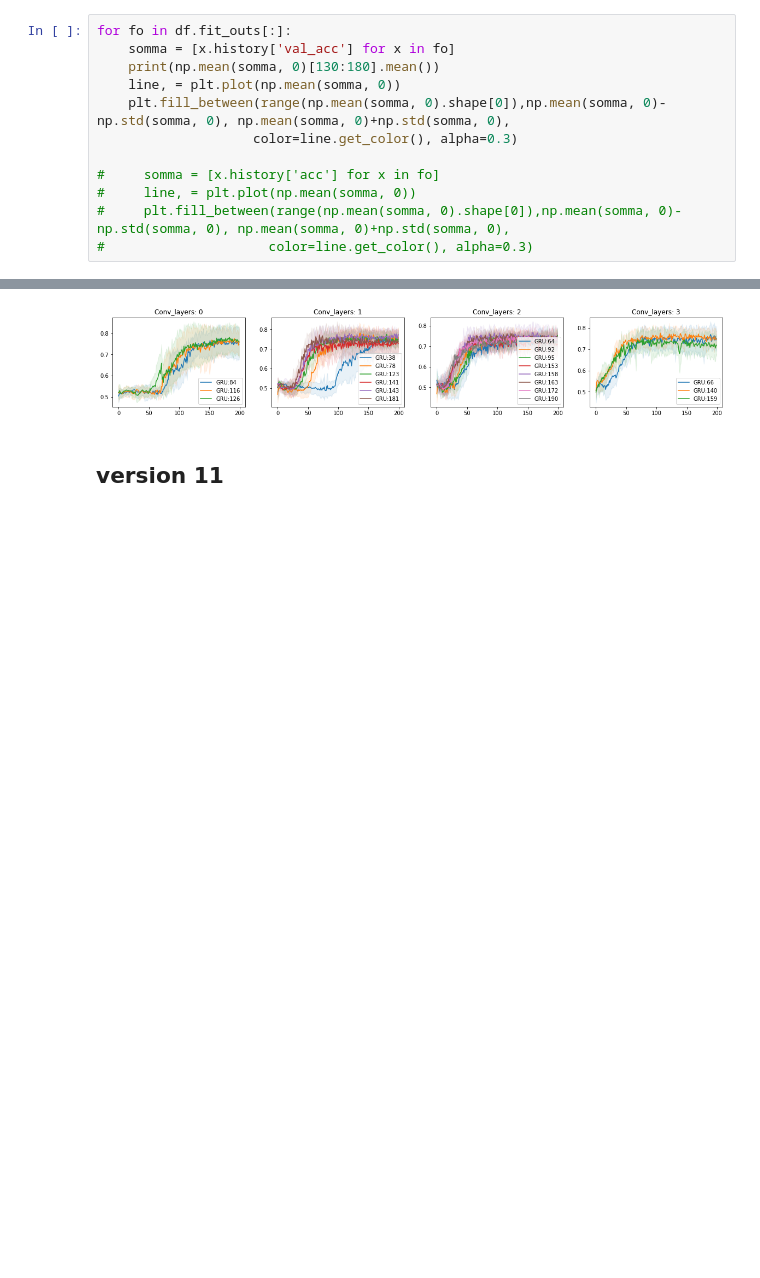
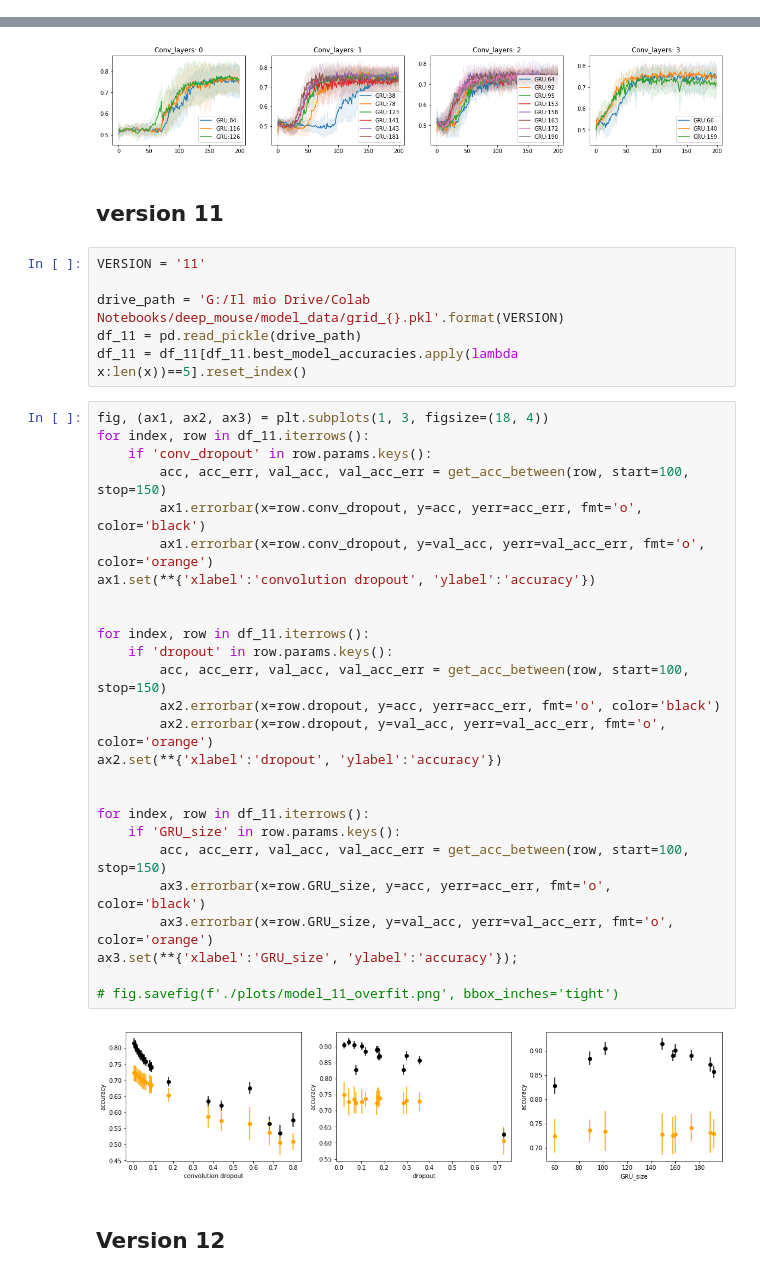
Before and after one commit to AndreaAmico/DeepMouse, a Jupyter notebook: live_history.ipynb, the cells around one changed output, grey strips where cells are left out. Saved outputs shown, nothing was run; the diff lists cells and outputs as text; blank space fills up the shorter version.

Commit message:
added model 11, updated documentation

```diff
--- a/live_history.ipynb
+++ b/live_history.ipynb
@@ -104,12 +113,0 @@ plt.plot(np.mean(somma, 0))
-# %%
-for fo in df.fit_outs[:]:
-    somma = [x.history['val_acc'] for x in fo]
-    print(np.mean(somma, 0)[130:180].mean())
-    line, = plt.plot(np.mean(somma, 0))
-    plt.fill_between(range(np.mean(somma, 0).shape[0]),np.mean(somma, 0)-np.std(somma, 0), np.mean(somma, 0)+np.std(somma, 0),
-                    color=line.get_color(), alpha=0.3)
-
-#     somma = [x.history['acc'] for x in fo]
-#     line, = plt.plot(np.mean(somma, 0))
-#     plt.fill_between(range(np.mean(somma, 0).shape[0]),np.mean(somma, 0)-np.std(somma, 0), np.mean(somma, 0)+np.std(somma, 0),
-#                     color=line.get_color(), alpha=0.3)
@@ -314,4 +295,40 @@ for i in range(4):
 [figure]
 # %% [markdown]
 ## version 11
+# %%
+VERSION = '11'
+
+drive_path = 'G:/Il mio Drive/Colab Notebooks/deep_mouse/model_data/grid_{}.pkl'.format(VERSION)
+df_11 = pd.read_pickle(drive_path)
+df_11 = df_11[df_11.best_model_accuracies.apply(lambda x:len(x))==5].reset_index()
+# %%
+fig, (ax1, ax2, ax3) = plt.subplots(1, 3, figsize=(18, 4))
+for index, row in df_11.iterrows():
+    if 'conv_dropout' in row.params.keys():
+        acc, acc_err, val_acc, val_acc_err = get_acc_between(row, start=100, stop=150)
+        ax1.errorbar(x=row.conv_dropout, y=acc, yerr=acc_err, fmt='o', color='black')
+        ax1.errorbar(x=row.conv_dropout, y=val_acc, yerr=val_acc_err, fmt='o', color='orange')
+ax1.set(**{'xlabel':'convolution dropout', 'ylabel':'accuracy'})
+
+
+for index, row in df_11.iterrows():
+    if 'dropout' in row.params.keys():
+        acc, acc_err, val_acc, val_acc_err = get_acc_between(row, start=100, stop=150)
+        ax2.errorbar(x=row.dropout, y=acc, yerr=acc_err, fmt='o', color='black')
+        ax2.errorbar(x=row.dropout, y=val_acc, yerr=val_acc_err, fmt='o', color='orange')
+ax2.set(**{'xlabel':'dropout', 'ylabel':'accuracy'})
+
+
+for index, row in df_11.iterrows():
+    if 'GRU_size' in row.params.keys():
+        acc, acc_err, val_acc, val_acc_err = get_acc_between(row, start=100, stop=150)
+        ax3.errorbar(x=row.GRU_size, y=acc, yerr=acc_err, fmt='o', color='black')
+        ax3.errorbar(x=row.GRU_size, y=val_acc, yerr=val_acc_err, fmt='o', color='orange')
+ax3.set(**{'xlabel':'GRU_size', 'ylabel':'accuracy'});
+
+# fig.savefig(f'./plots/model_11_overfit.png', bbox_inches='tight')
+# %% [output]
+[figure, added]
+# %% [markdown]
+## Version 12
 # %%
```
Also changed, not shown: parts of 15 cells of this notebook, 19 other files.
